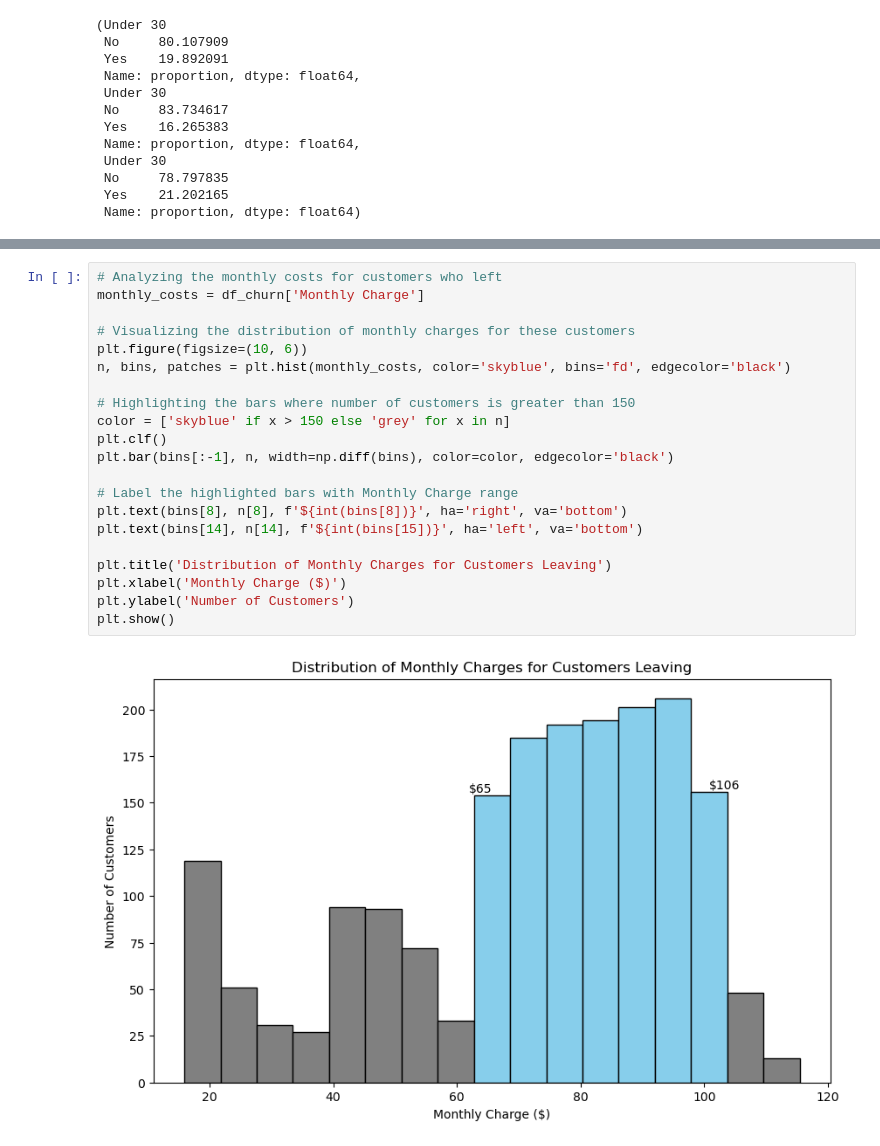
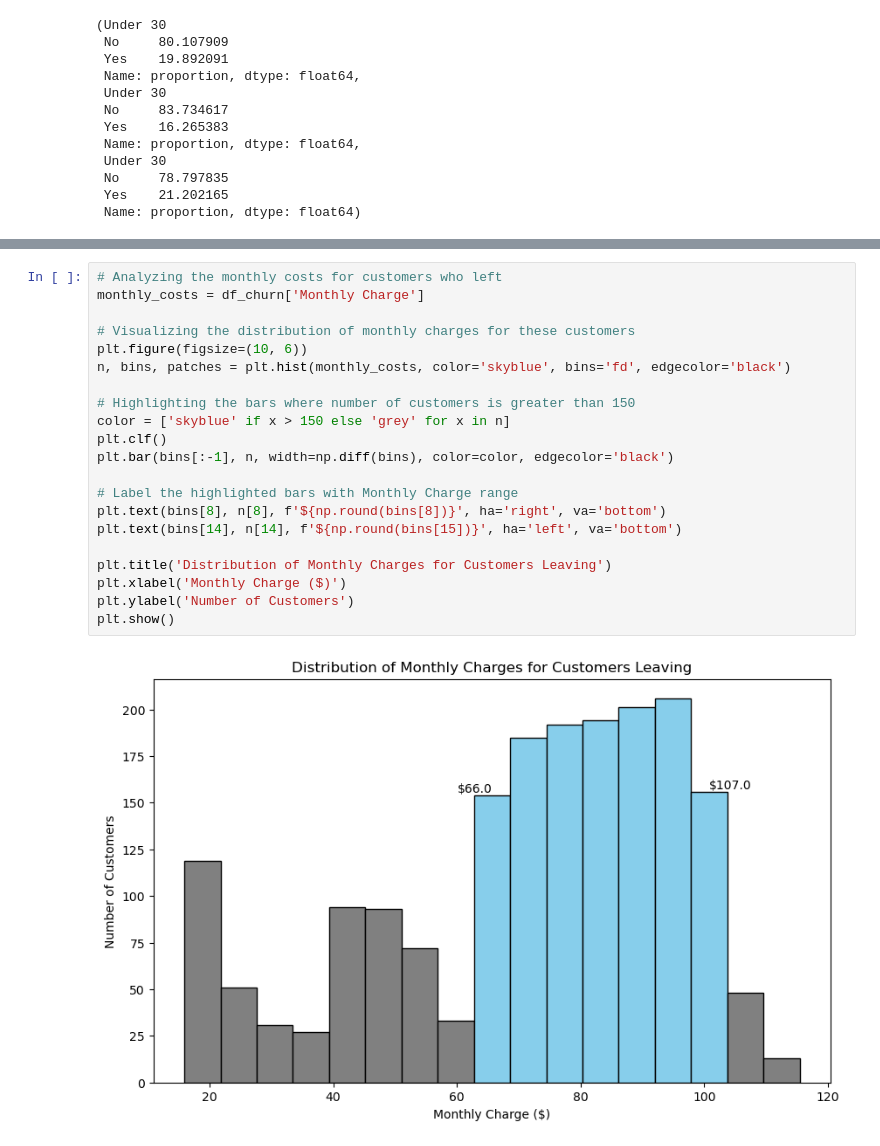
Before and after one commit to Jacky-Lam-CY/PROG74010-DataProject, a Jupyter notebook: PROG74010-DataProject.ipynb, the cells around one changed output, grey strips where cells are left out. Saved outputs shown, nothing was run; the diff lists cells and outputs as text.

```diff
--- a/PROG74010-DataProject.ipynb
+++ b/PROG74010-DataProject.ipynb
@@ -1320,23 +1375,23 @@ plt.show()
 # %%
 # Analyzing the monthly costs for customers who left
 monthly_costs = df_churn['Monthly Charge']
 
 # Visualizing the distribution of monthly charges for these customers
 plt.figure(figsize=(10, 6))
 n, bins, patches = plt.hist(monthly_costs, color='skyblue', bins='fd', edgecolor='black')
 
 # Highlighting the bars where number of customers is greater than 150
 color = ['skyblue' if x > 150 else 'grey' for x in n]
 plt.clf()
 plt.bar(bins[:-1], n, width=np.diff(bins), color=color, edgecolor='black')
 
 # Label the highlighted bars with Monthly Charge range
-plt.text(bins[8], n[8], f'${int(bins[8])}', ha='right', va='bottom')
-plt.text(bins[14], n[14], f'${int(bins[15])}', ha='left', va='bottom')
+plt.text(bins[8], n[8], f'${np.round(bins[8])}', ha='right', va='bottom')
+plt.text(bins[14], n[14], f'${np.round(bins[15])}', ha='left', va='bottom')
 
 plt.title('Distribution of Monthly Charges for Customers Leaving')
 plt.xlabel('Monthly Charge ($)')
 plt.ylabel('Number of Customers')
 plt.show()
 # %% [output]
-[figure, old version]
+[figure, new version]
```
Also changed, not shown: parts of 10 cells of this notebook.
